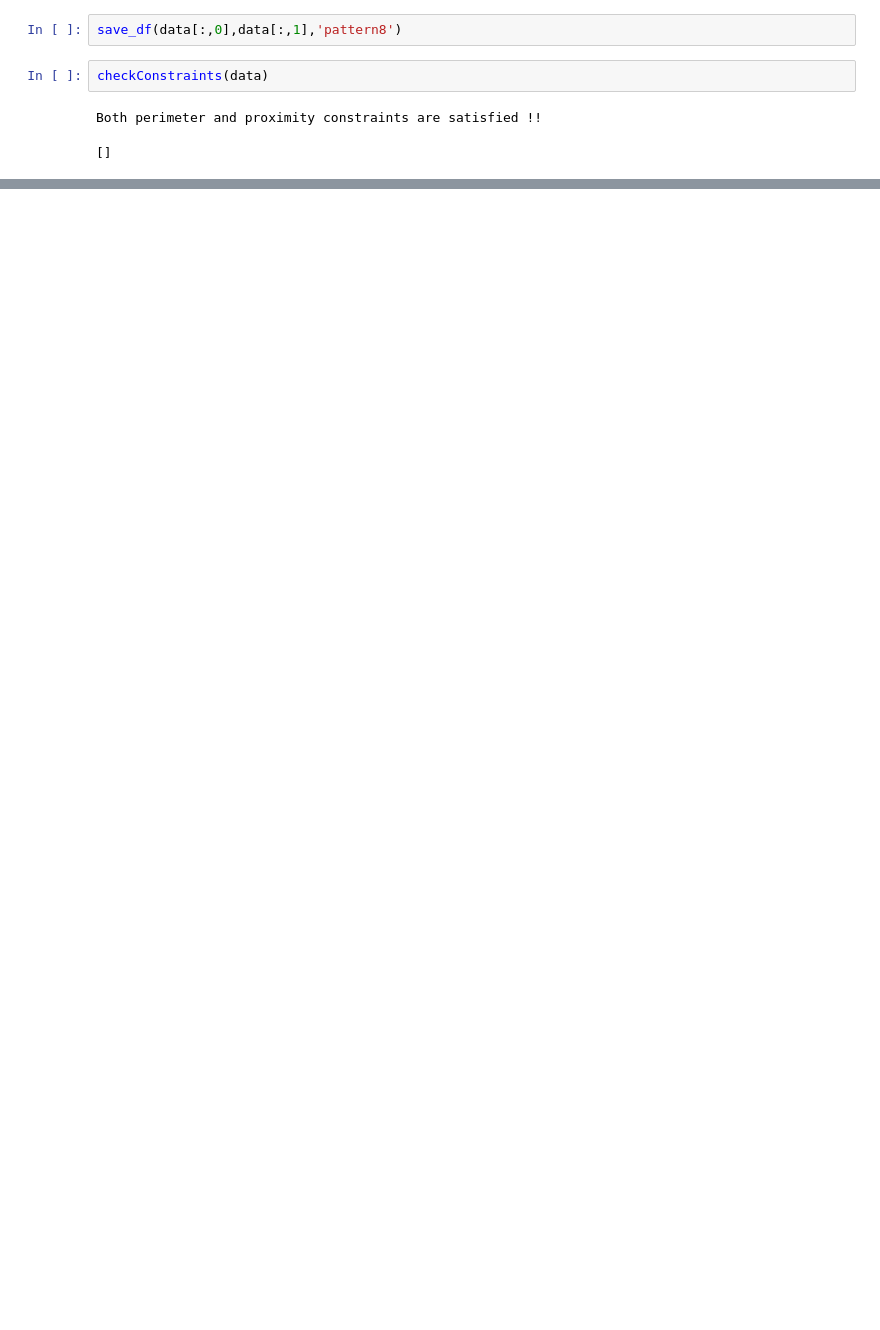
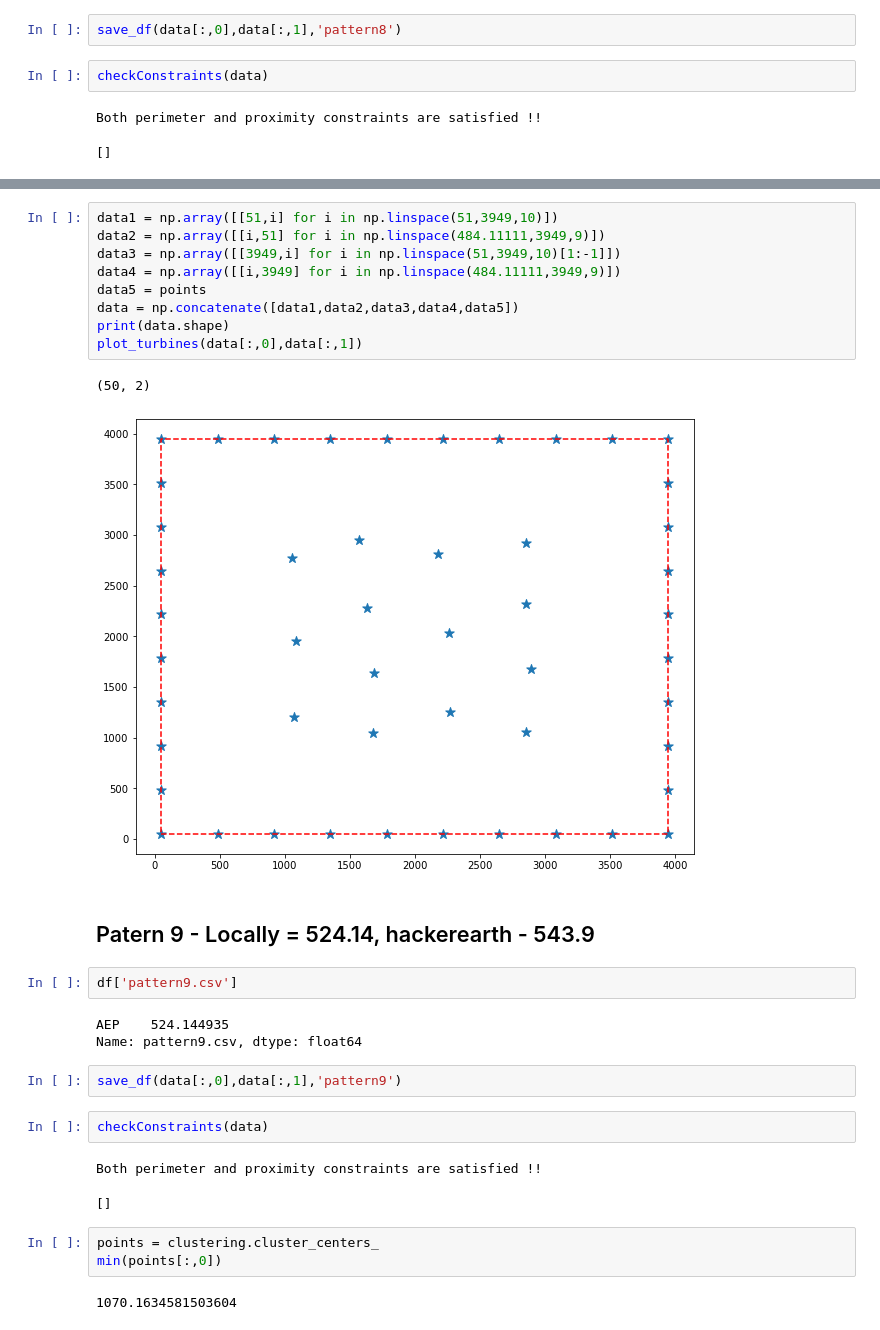
Before and after one commit to hardikkamboj/Shell_ai_hackathon, a Jupyter notebook: resources/Shell_Hackathon Dataset/Making_and_visualizing_new_datasets.ipynb, the cells around one changed output, grey strips where cells are left out. Cells and saved outputs as stored; diff of their text form; blank space fills up the shorter version.

```diff
--- a/resources/Shell_Hackathon Dataset/Making_and_visualizing_new_datasets.ipynb
+++ b/resources/Shell_Hackathon Dataset/Making_and_visualizing_new_datasets.ipynb
@@ -435,0 +503,31 @@ Both perimeter and proximity constraints are satisfied !!
+# %%
+data1 = np.array([[51,i] for i in np.linspace(51,3949,10)])
+data2 = np.array([[i,51] for i in np.linspace(484.11111,3949,9)])
+data3 = np.array([[3949,i] for i in np.linspace(51,3949,10)[1:-1]])
+data4 = np.array([[i,3949] for i in np.linspace(484.11111,3949,9)])
+data5 = points
+data = np.concatenate([data1,data2,data3,data4,data5])
+print(data.shape)
+plot_turbines(data[:,0],data[:,1])
+# %% [output]
+(50, 2)
+[figure, added]
+# %% [markdown]
+## Patern 9 - Locally  = 524.14, hackerearth - 543.9
+# %%
+df['pattern9.csv']
+# %% [output]
+AEP    524.144935
+Name: pattern9.csv, dtype: float64
+# %%
+save_df(data[:,0],data[:,1],'pattern9')
+# %%
+checkConstraints(data)
+# %% [output]
+Both perimeter and proximity constraints are satisfied !!
+[]
+# %%
+points = clustering.cluster_centers_
+min(points[:,0])
+# %% [output]
+1070.1634581503604
```
Also changed, not shown: parts of 54 cells of this notebook, 8 other files.
